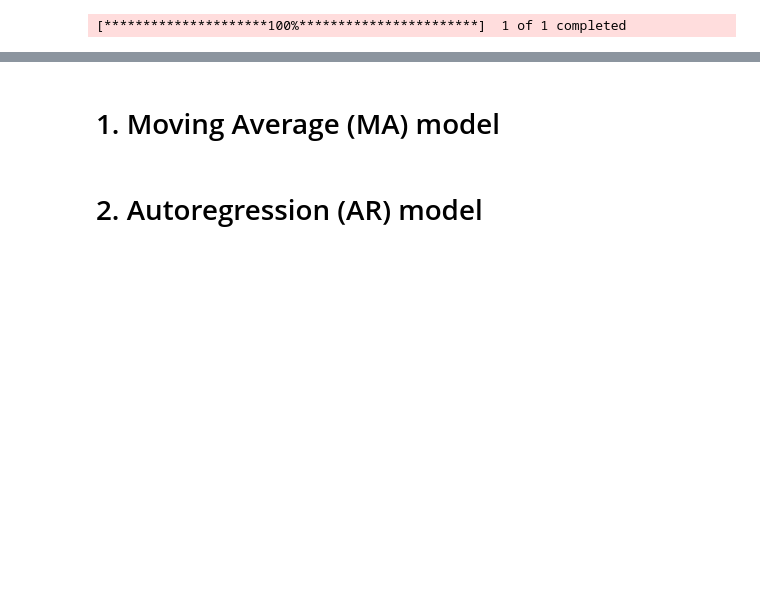
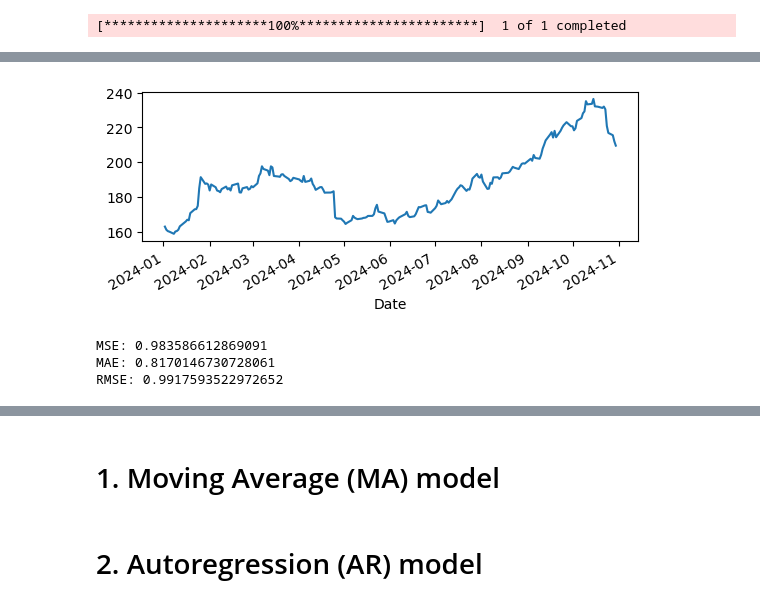
Before and after one commit to Yejin-Hwang/Analysis-of-Financial-Time-Series, a Jupyter notebook: Time Series Analysis Using ARMA, ARIMA, and SARIMA Models _1031.ipynb, the cells around one changed output, grey strips where cells are left out. Drawn from its saved outputs; the diff is of its cells as text; code cells hidden in the pictures; blank space fills up the shorter version.

```diff
--- a/Time Series Analysis Using ARMA, ARIMA, and SARIMA Models _1031.ipynb
+++ b/Time Series Analysis Using ARMA, ARIMA, and SARIMA Models _1031.ipynb
@@ -1,9 +7,6 @@
 # %%
-import numpy as np
-import yfinance as yf
-
 # Example: Load stock data (e.g., IBM)
-IBM_stock_data = yf.download('IBM', start='2023-01-01', end='2023-12-31')['Close']
+IBM_stock_data = yf.download('IBM', start='2024-01-01', end='2024-10-31')
 
 # Generate sine wave data
 T = 500
@@ -13,0 +31,4 @@ sine_data = np.sin(time)
+# %%
+IBM_stock_data['Open'].plot(subplots=True, layout=(2,1));
+# %% [output]
+[figure, added]
@@ -13,0 +69,12 @@ sine_data = np.sin(time)
+# %%
+# report performance
+mse = mean_squared_error(y, predictions)
+print('MSE: '+str(mse))
+mae = mean_absolute_error(y, predictions)
+print('MAE: '+str(mae))
+rmse = math.sqrt(mean_squared_error(y, predictions))
+print('RMSE: '+str(rmse))
+# %% [output]
+MSE: 0.983586612869091
+MAE: 0.8170146730728061
+RMSE: 0.9917593522972652
```
Also changed, not shown: parts of 6 cells of this notebook.
